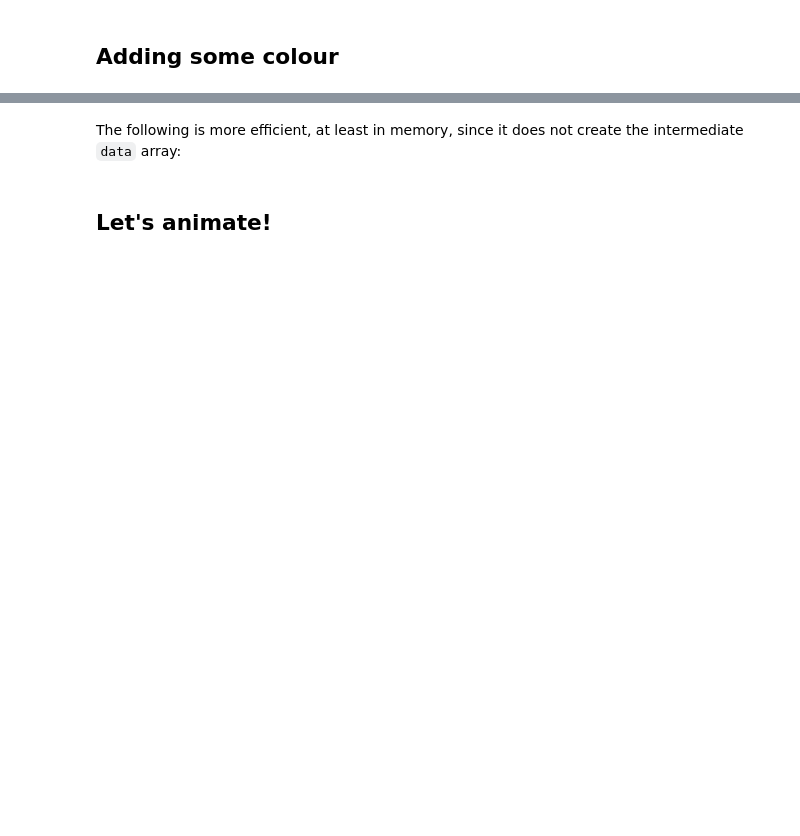
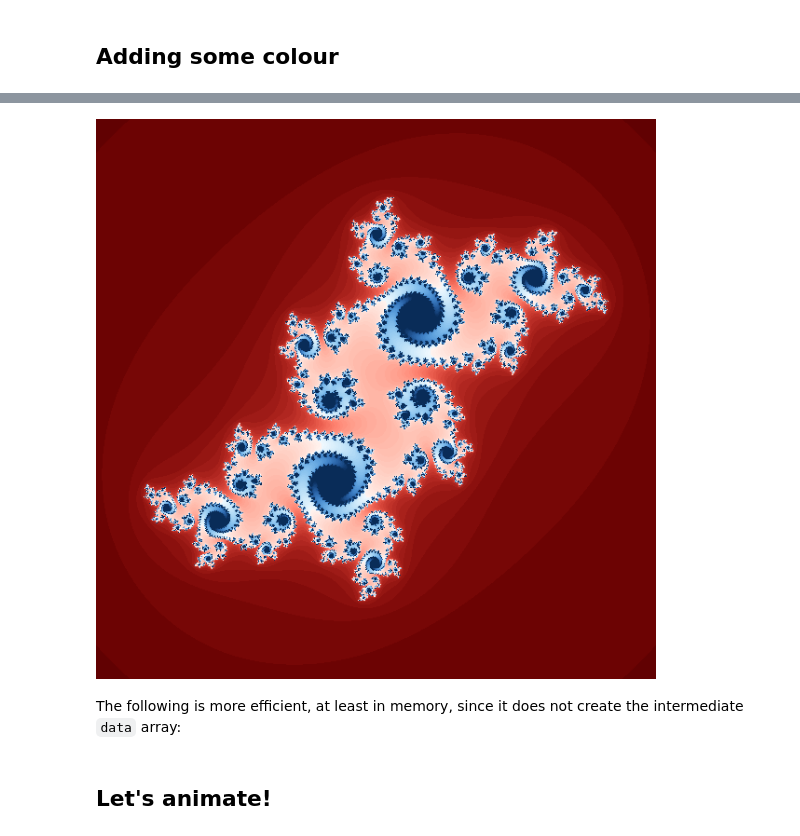
Before and after one commit to slowbrain/AStarTraining, a Jupyter notebook: Day 1/2. Example - Drawing Julia sets.ipynb, the cells around one changed output, grey strips where cells are left out. Drawn from its saved outputs; the diff is of its cells as text; code cells hidden in the pictures; blank space fills up the shorter version.

```diff
--- a/Day 1/2. Example - Drawing Julia sets.ipynb
+++ b/Day 1/2. Example - Drawing Julia sets.ipynb
@@ -69,3 +304,7 @@ pixels = [ cmap[pixel_value] for pixel_value in data ]
+# %%
+cmap[data]  # index into the cmap vector with an entire matrix of numbers
+# %% [output]
+[figure, added]
 # %%
 typeof(ans)
 # %%
```
Also changed, not shown: parts of 39 cells of this notebook.
